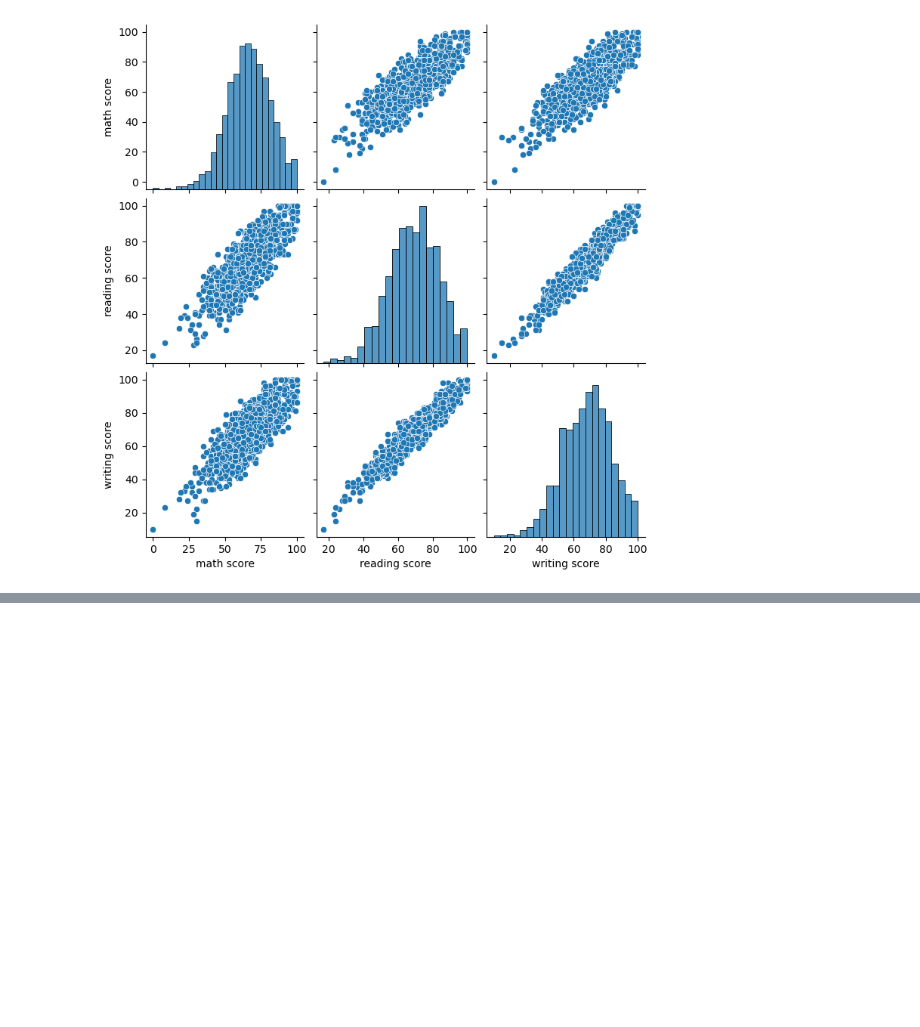
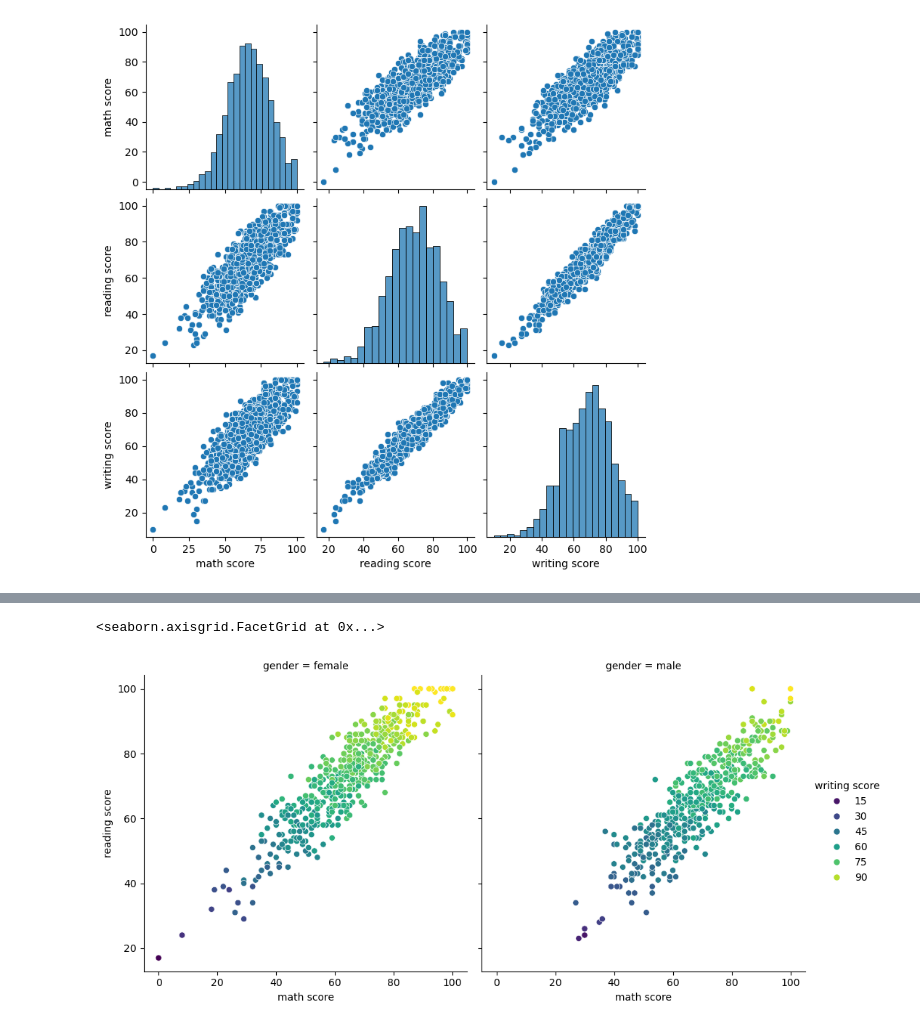
Before and after one commit to priscillanzula/Exploratory-Analysis-EDA-, a Jupyter notebook: EDA.ipynb, the cells around one changed output, grey strips where cells are left out. Drawn from its saved outputs; the diff is of its cells as text; code cells hidden in the pictures; blank space fills up the shorter version.

```diff
--- a/EDA.ipynb
+++ b/EDA.ipynb
@@ -327,0 +357,6 @@ sns.pairplot(df)
+# %%
+# Separate plots for each gender
+sns.relplot(df, x="math score", y="reading score", hue="writing score", col="gender", kind="scatter",palette="viridis")
+# %% [output]
+<seaborn.axisgrid.FacetGrid at 0x...>
+[figure, added]
```
Also changed, not shown: parts of 7 cells of this notebook.
